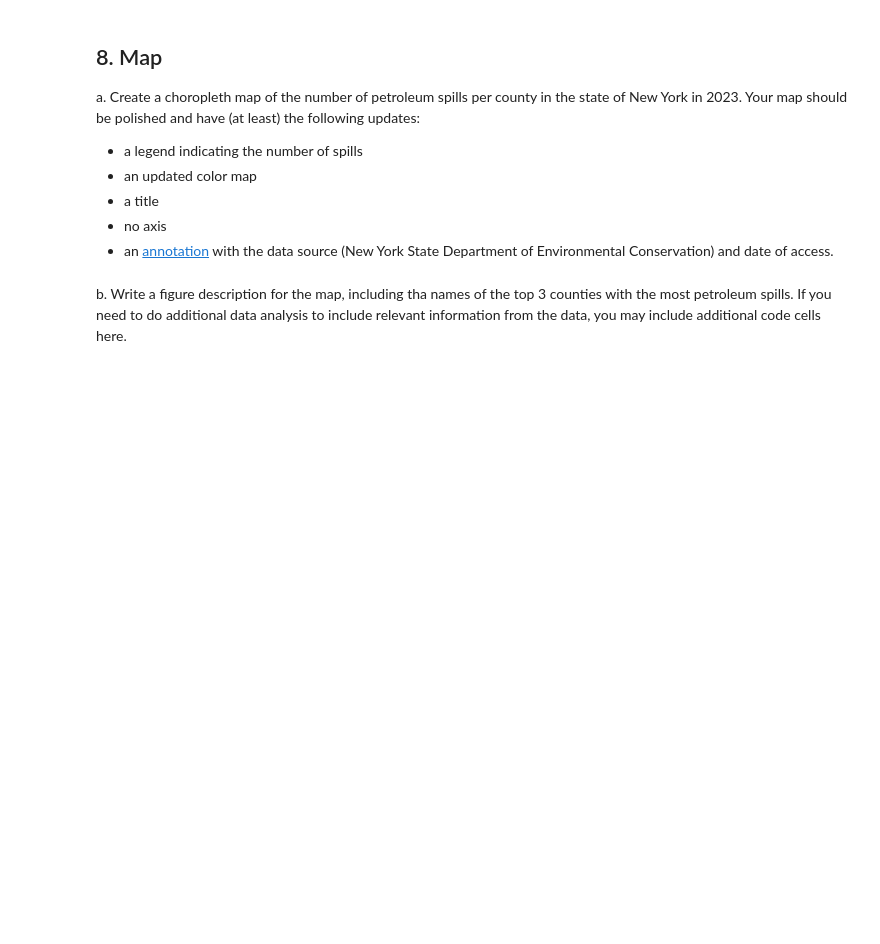
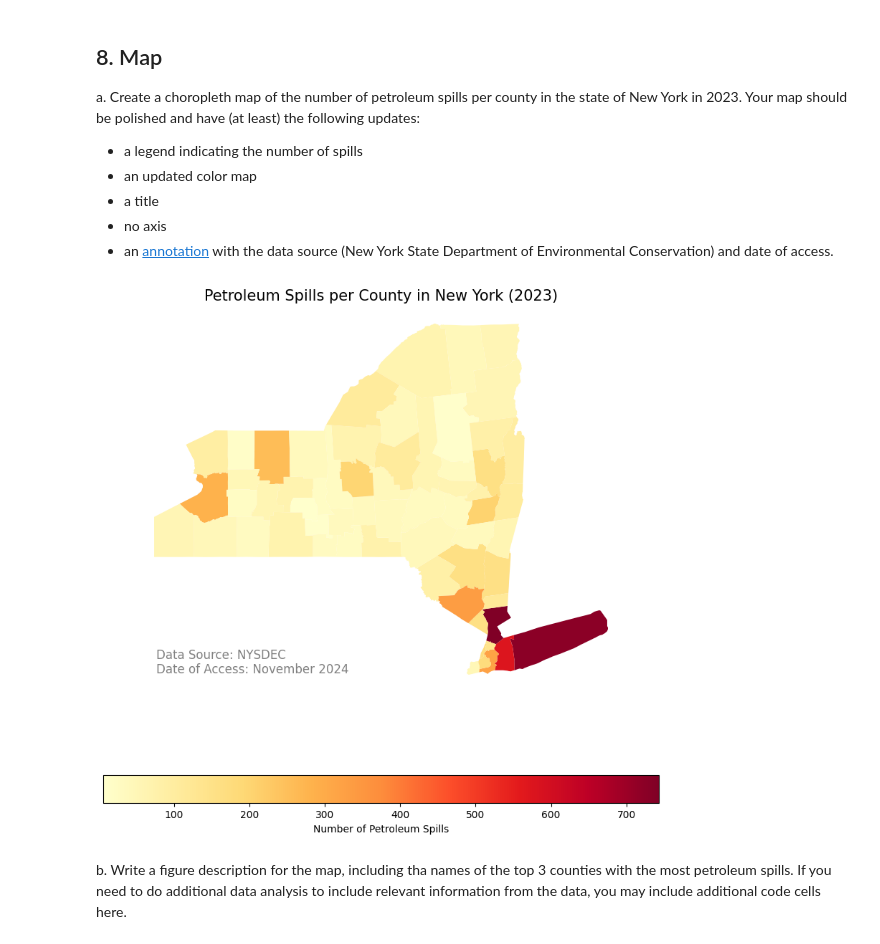
Before and after one commit to YoselynR/eds220-hwk3, a Jupyter notebook: hwk3-task2-oil-spills.ipynb, the cells around one changed output. Saved outputs shown, nothing was run; the diff lists cells and outputs as text; code cells hidden in the pictures; blank space fills up the shorter version.

```diff
--- a/hwk3-task2-oil-spills.ipynb
+++ b/hwk3-task2-oil-spills.ipynb
@@ -244,8 +424,11 @@ a. Use this cell to make any other updates needed for making an inner join of th
 b. Over-write `ny_counties` as the  inner join of the `spills_per_county` and `ny_counties` dataframes.
 # %%
 # a. Your code here
+spills_per_county = spills_per_county.rename(columns={'county': 'county_name'})
+ny_counties = ny_counties.rename(columns={'name': 'county_name'})
 # %%
 # b. Your code here
+ny_counties = ny_counties.merge(spills_per_county, on='county_name', how='inner')
 # %% [markdown]
 
 From our previous exploration we know that Tuscarora Indian Reservation will not be in the join. Tuscarora Indian Reservation is located within Niagara county.
@@ -255,0 +437,9 @@ c. Since the Tuscarora Indian Reservation does not appear in the `ny_counties` d
+# %%
+# c. Your code here
+niagara_current_spills = ny_counties.loc[ny_counties['county_name'] == 'Niagara', 'n_spills'].values[0]
+print(niagara_current_spills)
+
+ny_counties.loc[ny_counties['county_name'] == 'Niagara', 'n_spills'] += 1
+
+niagara_current_spills = ny_counties.loc[ny_counties['county_name'] == 'Niagara', 'n_spills'].values[0]
+print(niagara_current_spills)
@@ -256,3 +449,11 @@ c. Since the Tuscarora Indian Reservation does not appear in the `ny_counties` d
+# %%
+# c. Your code here
+initial_spills = ny_counties.loc[ny_counties['county_name'] == 'Niagara', 'n_spills'].values[0]
+
+ny_counties.loc[ny_counties['county_name'] == 'Niagara', 'n_spills'] += 1
+
+assert ny_counties.loc[ny_counties['county_name'] == 'Niagara', 'n_spills'].values[0] == initial_spills + 1, \
+    f"Error: The number of spills for Niagara is not {initial_spills + 1}. Current value: {ny_counties.loc[ny_counties['county_name'] == 'Niagara', 'n_spills'].values[0]}"
 # %% [markdown]
 <!-- BEGIN QUESTION -->
 
@@ -269,3 +468,21 @@ Your map should be polished and have (at least) the following updates:
+# %%
+# a. Your code here
+fig, ax = plt.subplots(1, 1, figsize=(10, 10))
+ny_counties.plot(column='n_spills', ax=ax, legend=True,
+                 legend_kwds={'label': "Number of Petroleum Spills",
+                              'orientation': "horizontal"},
+                 cmap='YlOrRd')
+
+ax.set_title('Petroleum Spills per County in New York (2023)', fontsize=15)
+ax.set_axis_off()
+
+ax.annotate('Data Source: NYSDEC\nDate of Access: November 2024',
+            xy=(0.05, 0.05), xycoords='axes fraction',
+            fontsize=12, ha='left', color='gray')
+
+plt.show()
+# %% [output]
+[figure, added]
 # %% [markdown]
 <!-- END QUESTION -->
 
```
Also changed, not shown: parts of 35 cells of this notebook.
